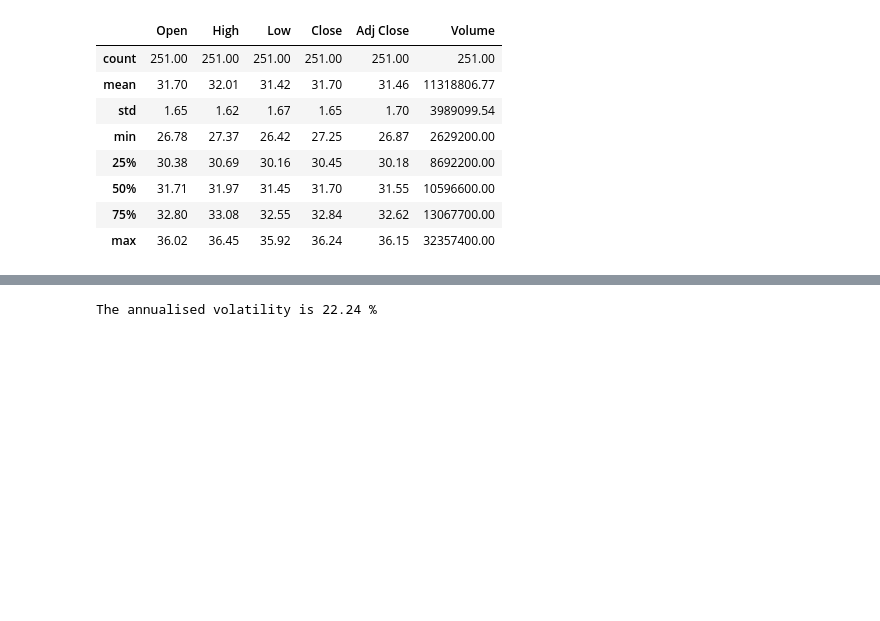
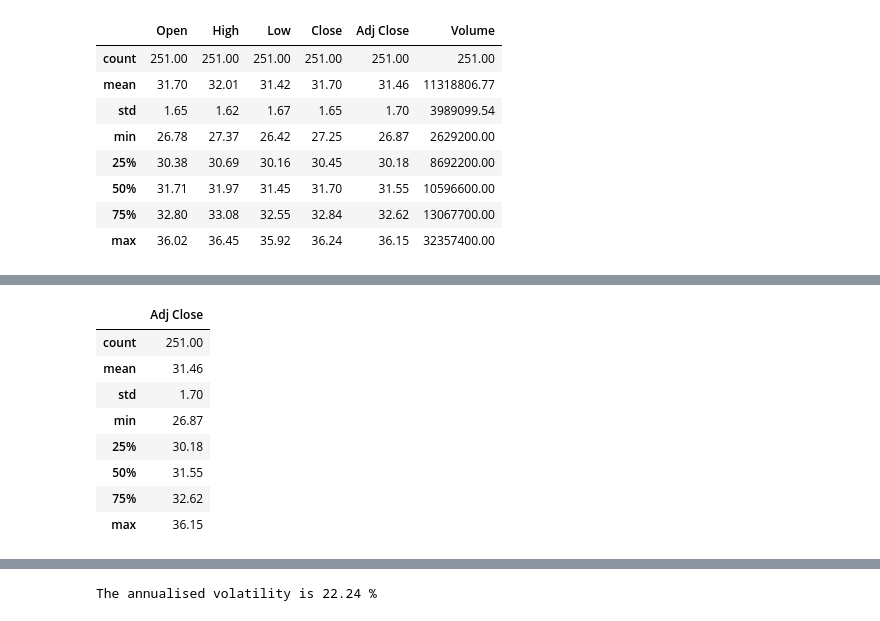
Before and after one commit to Falaita/Computational-Finanace-Course-Work, a Jupyter notebook: CSX.ipynb, the cells around one changed output, grey strips where cells are left out. Cells and saved outputs as stored; diff of their text form; code cells hidden in the pictures; blank space fills up the shorter version.

```diff
--- a/CSX.ipynb
+++ b/CSX.ipynb
@@ -52,0 +65,12 @@ data.describe().round(2)
+# %%
+ADJ.describe().round(2)
+# %% [output]
+|  | Adj Close |
+| count | 251.00 |
+| mean | 31.46 |
+| std | 1.70 |
+| min | 26.87 |
+| 25% | 30.18 |
+| 50% | 31.55 |
+| 75% | 32.62 |
+| max | 36.15 |
```
Also changed, not shown: parts of 6 cells of this notebook.
